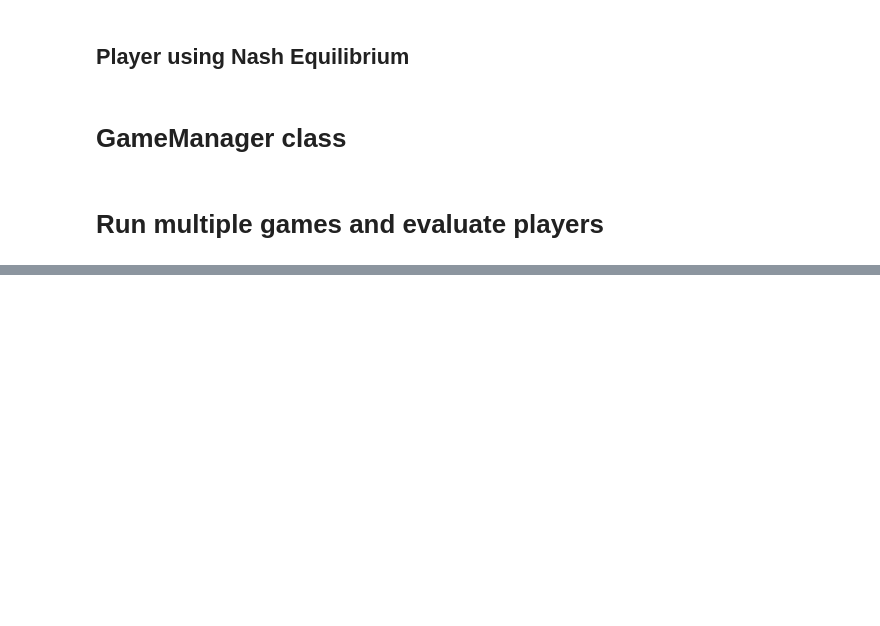
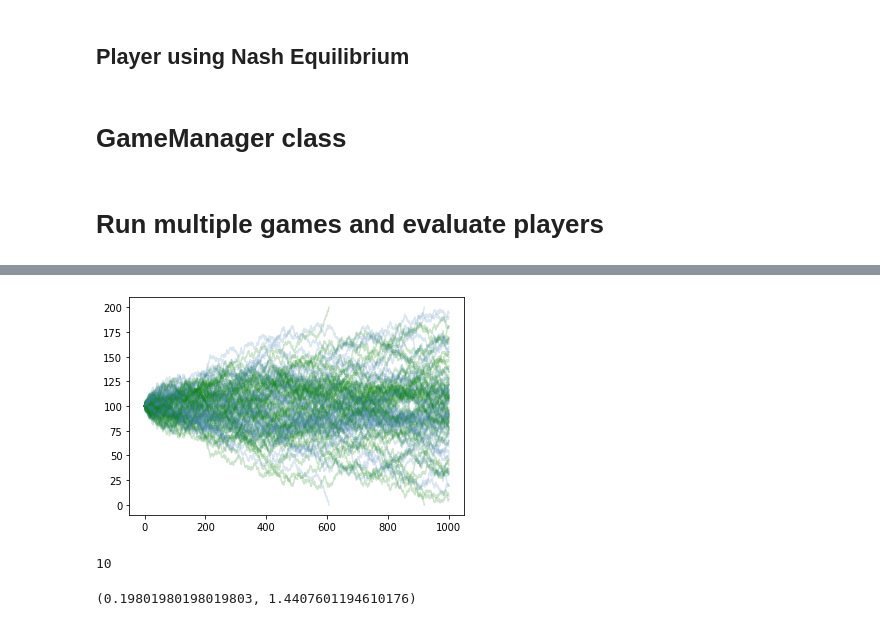
Before and after one commit to PhilippPede/PokerBots, a Jupyter notebook: Kuhn_2P_limited.ipynb, the cells around one changed output, grey strips where cells are left out. Cells and saved outputs as stored; diff of their text form; code cells hidden in the pictures; blank space fills up the shorter version.

```diff
--- a/Kuhn_2P_limited.ipynb
+++ b/Kuhn_2P_limited.ipynb
@@ -617,0 +669,19 @@ dict_winners
+# %%
+dict_colors = {
+    "Random1": "red",
+    "Random2": "darkmagenta",
+    "Deterministic1": "steelblue",
+    "Deterministic2": "green"}
+for df_bankroll in list_bankrolls:
+    for p in df_bankroll.columns:
+        plt.plot(df_bankroll[p], alpha=0.2, color=dict_colors[p])
+# %% [output]
+[figure, added]
+# %%
+len(list_bankrolls)
+# %% [output]
+10
+# %%
+game.df_PnL["Deterministic1"].mean(), game.df_PnL["Deterministic1"].std()
+# %% [output]
+(0.19801980198019803, 1.4407601194610176)
```
Also changed, not shown: parts of 11 cells of this notebook, 1 other file.
